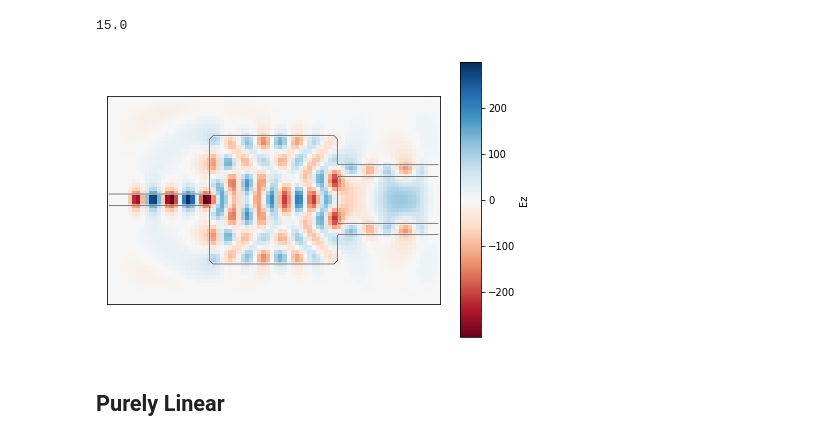
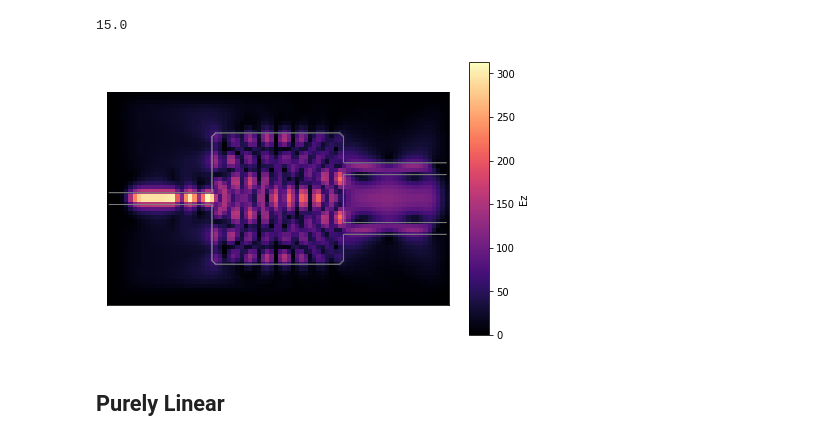
Before and after one commit to fancompute/angler, a Jupyter notebook: Notebooks/Three_Port.ipynb, the cells around one changed output. Drawn from its saved outputs; the diff is of its cells as text; code cells hidden in the pictures.

```diff
--- a/Notebooks/Three_Port.ipynb
+++ b/Notebooks/Three_Port.ipynb
@@ -74,9 +71,9 @@ print(d/dl)
 15.0
 # %%
 # plot linear field
-simulation.plt_re(outline=True, cbar=True);
+simulation.plt_abs(outline=True, cbar=True);
 # %% [output]
-[figure, old version]
+[figure, new version]
 # %%
 # Define some parameters for the optimization
 eps_max = 5
```
Also changed, not shown: parts of 13 cells of this notebook, 1 other file.
